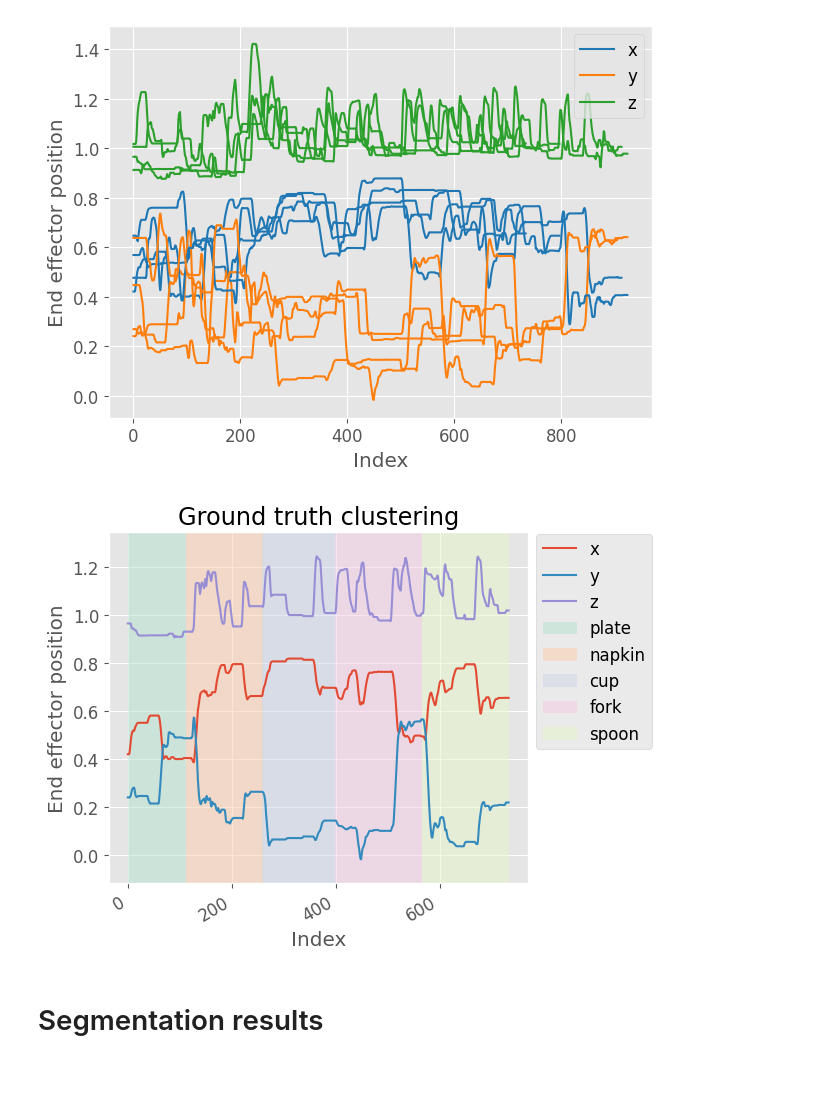
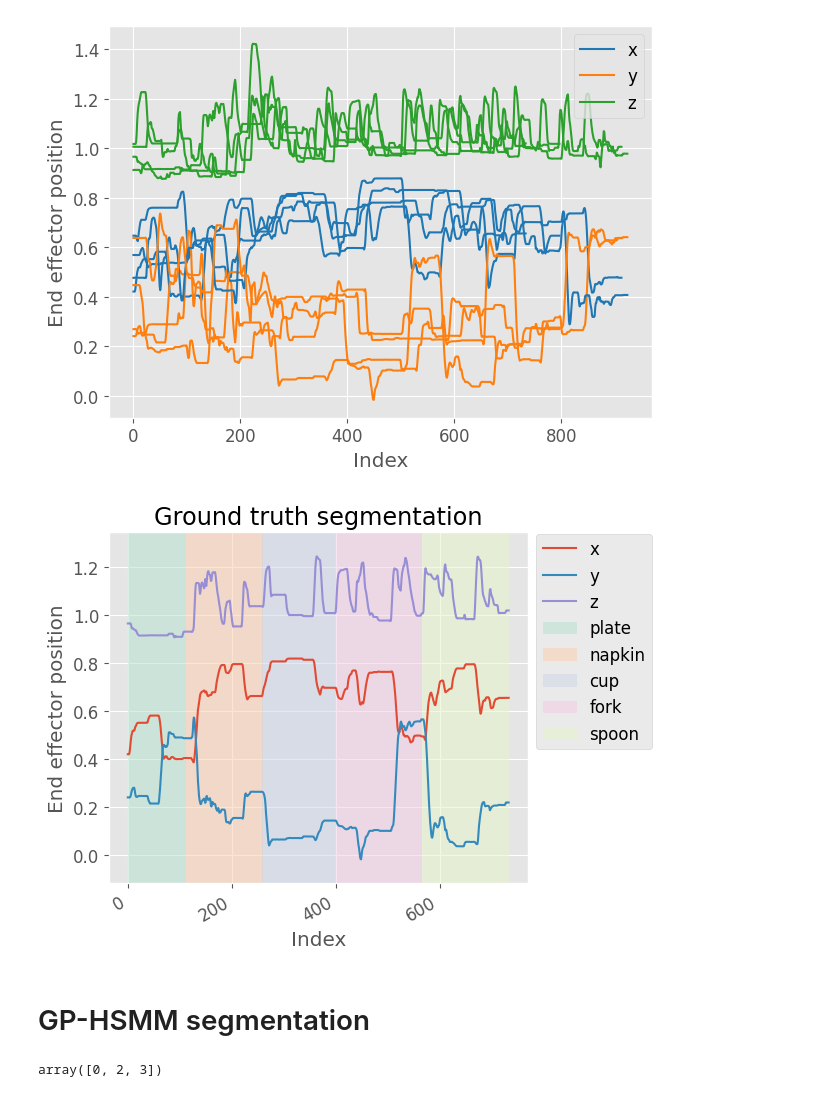
Before and after one commit to kir0ul/GP-HSMM, a Jupyter notebook: PFCS.ipynb, the cells around one changed output. Saved outputs shown, nothing was run; the diff lists cells and outputs as text; code cells hidden in the pictures.

```diff
--- a/PFCS.ipynb
+++ b/PFCS.ipynb
@@ -185,7 +185,7 @@ with plt.style.context("ggplot_perso.mplstyle"):
     ax.set_xlabel("Time")
     ax.set_ylabel("End effector position")
     ax.legend(bbox_to_anchor=(1.0, 1.02))
-    ax.set_title("Ground truth clustering")
+    ax.set_title("Ground truth segmentation")
     fig.autofmt_xdate()
     fig.tight_layout()
     plt.show()
@@ -350,37 +350,37 @@ with plt.style.context("ggplot_perso.mplstyle"):
 
     data = np.loadtxt(exported_files[filenum])
 
     ax.plot(data[:, 0], label="x")  # , color=cmap[0])
     ax.plot(data[:, 1], label="y")  # , color=cmap[1])
     ax.plot(data[:, 2], label="z")  # , color=cmap[2])
 
     for sect_i, sect_key in enumerate(task_ground_truth[filenum]["idx"].keys()):
         sect_dict_current = task_ground_truth[filenum]["idx"][sect_key]
         sect_ini = int(sect_dict_current["ini"] / downsampling_factor)
         sect_end = int(sect_dict_current["end"] / downsampling_factor)
         x = np.arange(start=sect_ini, stop=sect_end)
         ax.fill_between(
             x=x,
             y1=data.min(),
             y2=data.max(),
             color=cmap[sect_i],
             alpha=0.5,
             transform=ax.get_xaxis_transform(),
             label=sect_key,
         )
 
     ax.set_ylim(bottom=data.min() - 0.1, top=data.max() + 0.1)
     ax.set_xlabel("Index")
     ax.set_ylabel("End effector position")
     ax.legend(bbox_to_anchor=(1.0, 1.02))
-    ax.set_title("Ground truth clustering")
+    ax.set_title("Ground truth segmentation")
     fig.autofmt_xdate()
     fig.tight_layout()
     plt.show()
 # %% [output]
-[figure, old version]
+[figure, new version]
 # %% [markdown]
-# Segmentation results
+# GP-HSMM segmentation
 # %%
 gpsegm = GPSegmentation(
     dim=DIM,
@@ -404,6 +404,11 @@ for i, s in enumerate(gpsegm.segments[filenum]):
     classes += [c for j in range(len(s))]
     cut_points += [0] * len(s)
     cut_points[-1] = 1
+# %%
+classes_id = np.unique(classes)
+classes_id
+# %% [output]
+array([0, 2, 3])
 # %%
 for idx, class_id in enumerate(classes_id):
     print(f"Class {class_id}: {np.argwhere(np.array(classes) == class_id).squeeze()}")
```
Also changed, not shown: parts of 3 cells of this notebook, 2 other files.
